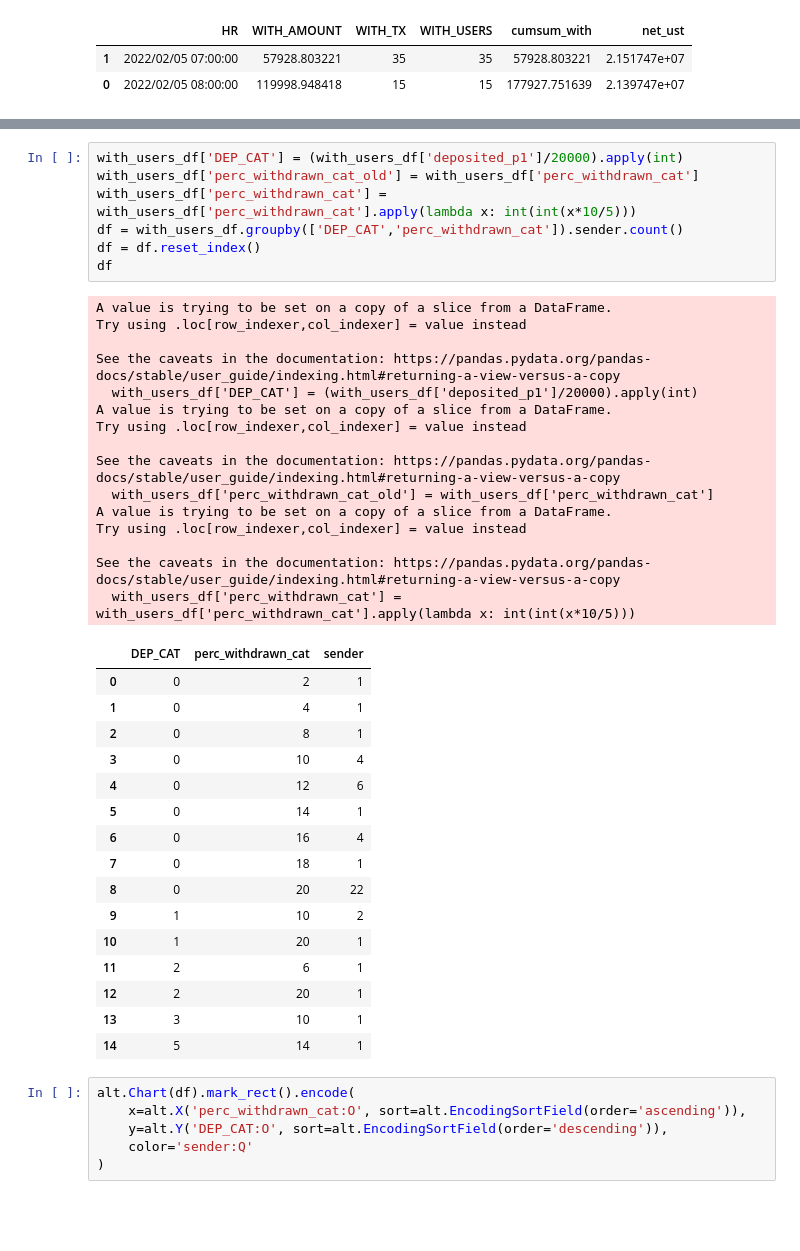
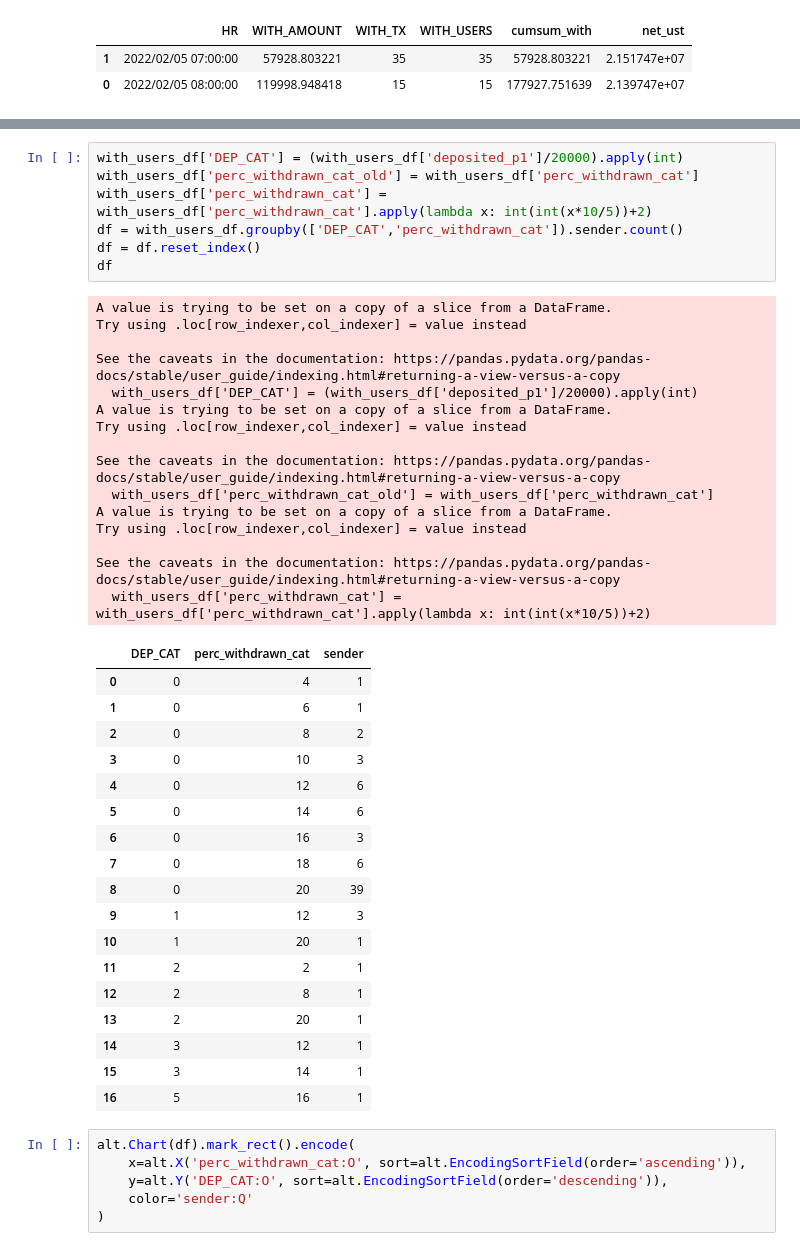
Before and after one commit to IncioMan/mars_lockdrop, a Jupyter notebook: notebook/Prism launch.ipynb, the cells around one changed output, grey strips where cells are left out. Cells and saved outputs as stored; diff of their text form; blank space fills up the shorter version.

```diff
--- a/notebook/Prism launch.ipynb
+++ b/notebook/Prism launch.ipynb
@@ -426,42 +412,44 @@ Name: perc_withdrawn_cat, dtype: int64
 # %%
 with_users_df['DEP_CAT'] = (with_users_df['deposited_p1']/20000).apply(int)
 with_users_df['perc_withdrawn_cat_old'] = with_users_df['perc_withdrawn_cat']
-with_users_df['perc_withdrawn_cat'] = with_users_df['perc_withdrawn_cat'].apply(lambda x: int(int(x*10/5)))
+with_users_df['perc_withdrawn_cat'] = with_users_df['perc_withdrawn_cat'].apply(lambda x: int(int(x*10/5))+2)
 df = with_users_df.groupby(['DEP_CAT','perc_withdrawn_cat']).sender.count()
 df = df.reset_index()
 df
 # %% [output]
 A value is trying to be set on a copy of a slice from a DataFrame.
 Try using .loc[row_indexer,col_indexer] = value instead
 
 See the caveats in the documentation: https://pandas.pydata.org/pandas-docs/stable/user_guide/indexing.html#returning-a-view-versus-a-copy
   with_users_df['DEP_CAT'] = (with_users_df['deposited_p1']/20000).apply(int)
 A value is trying to be set on a copy of a slice from a DataFrame.
 Try using .loc[row_indexer,col_indexer] = value instead
 
 See the caveats in the documentation: https://pandas.pydata.org/pandas-docs/stable/user_guide/indexing.html#returning-a-view-versus-a-copy
   with_users_df['perc_withdrawn_cat_old'] = with_users_df['perc_withdrawn_cat']
 A value is trying to be set on a copy of a slice from a DataFrame.
 Try using .loc[row_indexer,col_indexer] = value instead
 
 See the caveats in the documentation: https://pandas.pydata.org/pandas-docs/stable/user_guide/indexing.html#returning-a-view-versus-a-copy
-  with_users_df['perc_withdrawn_cat'] = with_users_df['perc_withdrawn_cat'].apply(lambda x: int(int(x*10/5)))
+  with_users_df['perc_withdrawn_cat'] = with_users_df['perc_withdrawn_cat'].apply(lambda x: int(int(x*10/5))+2)
 |  | DEP_CAT | perc_withdrawn_cat | sender |
-| 0 | 0 | 2 | 1 |
-| 1 | 0 | 4 | 1 |
-| 2 | 0 | 8 | 1 |
-| 3 | 0 | 10 | 4 |
+| 0 | 0 | 4 | 1 |
+| 1 | 0 | 6 | 1 |
+| 2 | 0 | 8 | 2 |
+| 3 | 0 | 10 | 3 |
 | 4 | 0 | 12 | 6 |
-| 5 | 0 | 14 | 1 |
-| 6 | 0 | 16 | 4 |
-| 7 | 0 | 18 | 1 |
-| 8 | 0 | 20 | 22 |
-| 9 | 1 | 10 | 2 |
+| 5 | 0 | 14 | 6 |
+| 6 | 0 | 16 | 3 |
+| 7 | 0 | 18 | 6 |
+| 8 | 0 | 20 | 39 |
+| 9 | 1 | 12 | 3 |
 | 10 | 1 | 20 | 1 |
-| 11 | 2 | 6 | 1 |
-| 12 | 2 | 20 | 1 |
-| 13 | 3 | 10 | 1 |
-| 14 | 5 | 14 | 1 |
+| 11 | 2 | 2 | 1 |
+| 12 | 2 | 8 | 1 |
+| 13 | 2 | 20 | 1 |
+| 14 | 3 | 12 | 1 |
+| 15 | 3 | 14 | 1 |
+| 16 | 5 | 16 | 1 |
 # %%
 alt.Chart(df).mark_rect().encode(
     x=alt.X('perc_withdrawn_cat:O', sort=alt.EncodingSortField(order='ascending')),
```
Also changed, not shown: parts of 12 cells of this notebook.
